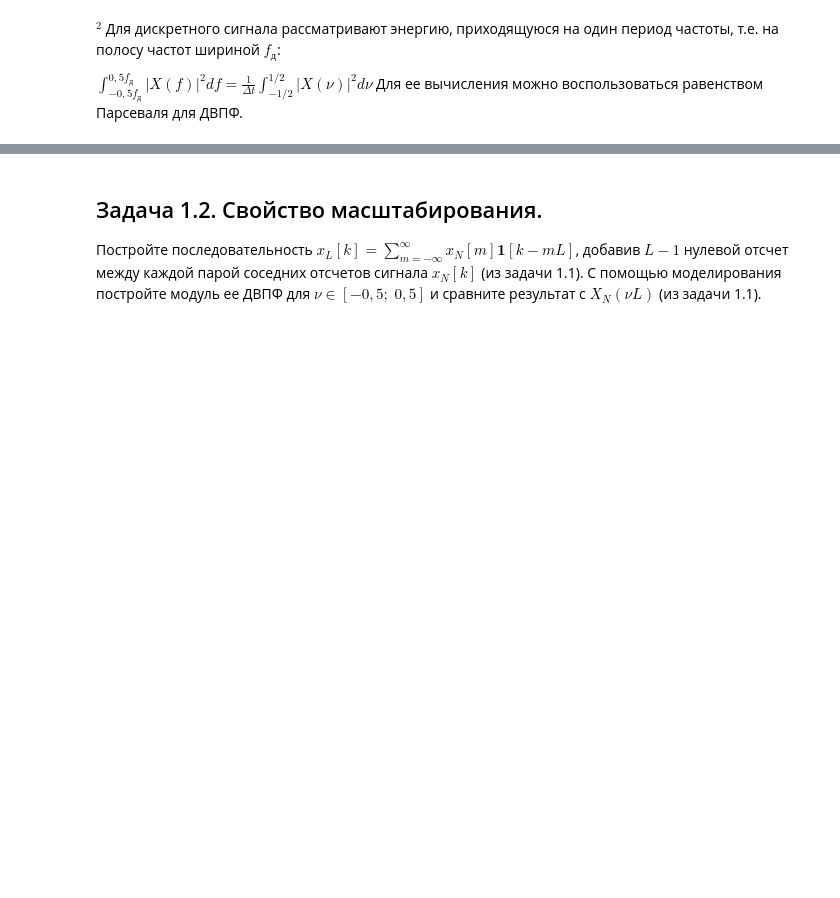
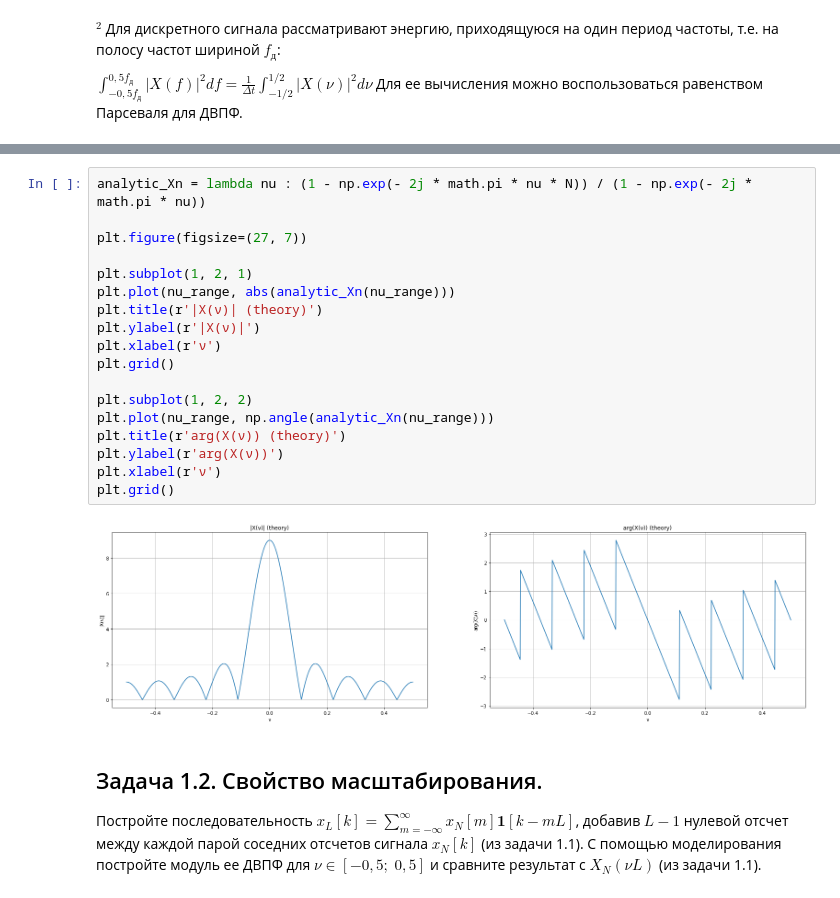
Before and after one commit to crazyguevaraa/RPhys, a Jupyter notebook: Lab2_task.ipynb, the cells around one changed output, grey strips where cells are left out. Cells and saved outputs as stored; diff of their text form; blank space fills up the shorter version.

```diff
--- a/Lab2_task.ipynb
+++ b/Lab2_task.ipynb
@@ -32,3 +111,23 @@ $\int_{-0,5{{f}_{\text{д}}}}^{0,5{{f}_{\text{д}}}}{|}X(f){{|}^{2}}df=\frac{1}{
+# %%
+analytic_Xn = lambda nu : (1 - np.exp(- 2j * math.pi * nu * N)) / (1 - np.exp(- 2j * math.pi * nu))
+
+plt.figure(figsize=(27, 7))
+
+plt.subplot(1, 2, 1)
+plt.plot(nu_range, abs(analytic_Xn(nu_range)))
+plt.title(r'|X(ν)| (theory)')
+plt.ylabel(r'|X(ν)|')
+plt.xlabel(r'ν')
+plt.grid()
+
+plt.subplot(1, 2, 2)
+plt.plot(nu_range, np.angle(analytic_Xn(nu_range)))
+plt.title(r'arg(X(ν)) (theory)')
+plt.ylabel(r'arg(X(ν))')
+plt.xlabel(r'ν')
+plt.grid()
+# %% [output]
+[figure, added]
 # %% [markdown]
 ## Задача 1.2.  Свойство масштабирования.
 
```
Also changed, not shown: parts of 28 cells of this notebook.
